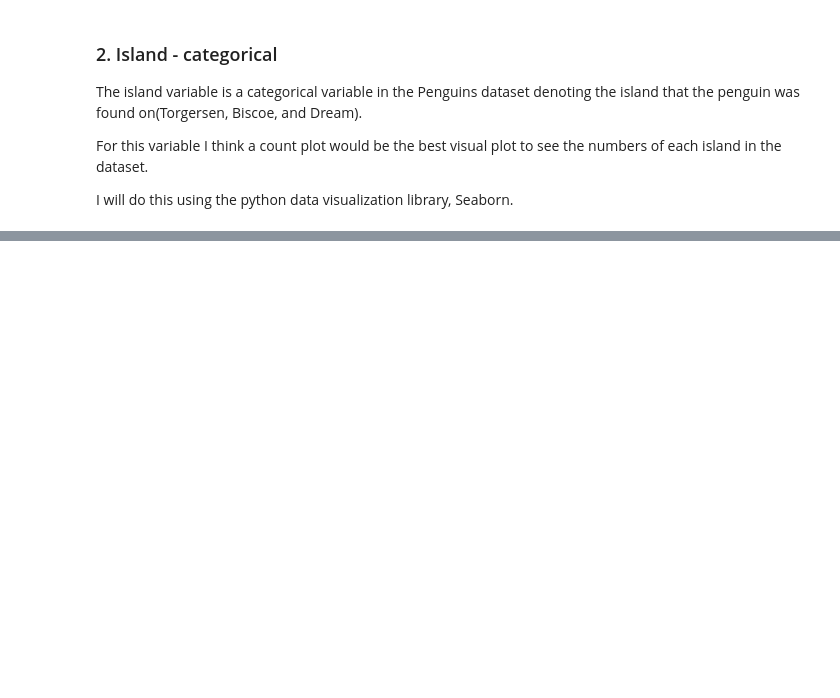
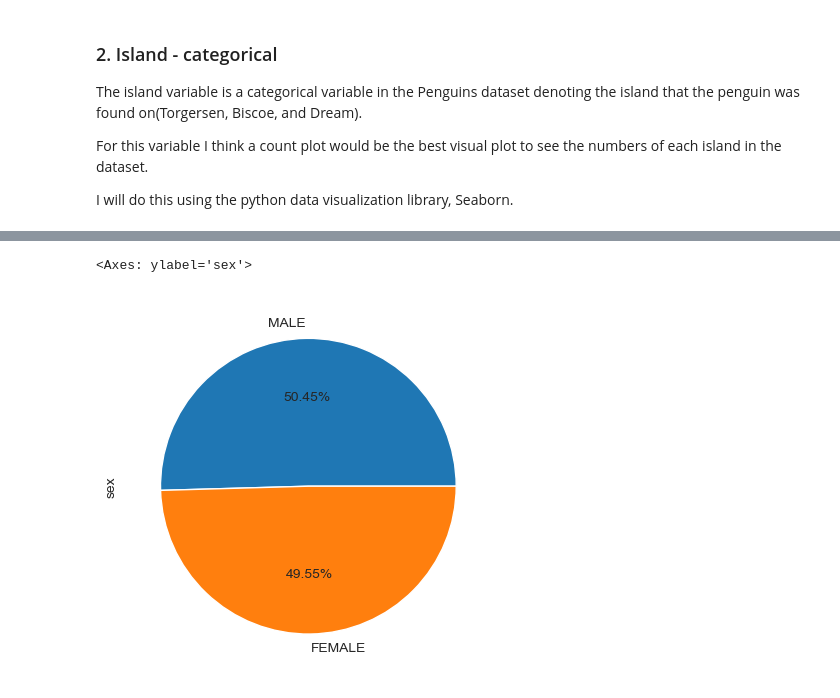
Before and after one commit to AudeAllen/Fundamentals-of-Data-Analysis---Tasks-and-Project, a Jupyter notebook: tasks.ipynb, the cells around one changed output, grey strips where cells are left out. Saved outputs shown, nothing was run; the diff lists cells and outputs as text; code cells hidden in the pictures; blank space fills up the shorter version.

```diff
--- a/tasks.ipynb
+++ b/tasks.ipynb
@@ -850,0 +1095,10 @@ for container in ax.containers:
+# %%
+## Another plot that would show the frequency of the sex variable would be a pie plot
+
+penguins  = pd.read_csv('Data/penguins.csv')
+
+penguins=penguins.sex.value_counts()
+penguins.plot(kind='pie',autopct="%.2f%%")
+# %% [output]
+<Axes: ylabel='sex'>
+[figure, added]
```
Also changed, not shown: parts of 46 cells of this notebook, 3 other files.
